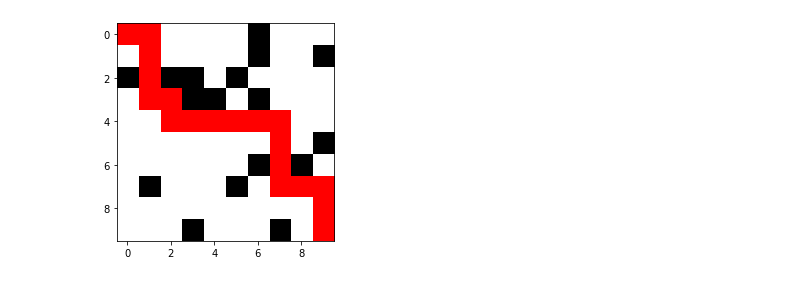
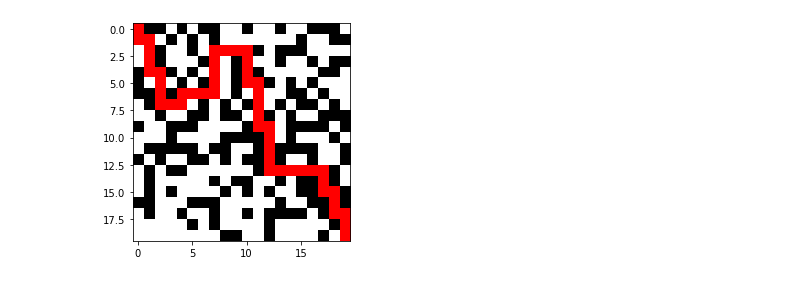
Before and after one commit to Zukoo04/vvp_bludiste, a Jupyter notebook: projekt/test.ipynb, the cells around one changed output. Drawn from its saved outputs; the diff is of its cells as text; code cells hidden in the pictures.

```diff
--- a/projekt/test.ipynb
+++ b/projekt/test.ipynb
@@ -189,6 +39,6 @@ draw_maze_with_path(maze, shortest_path)
 # %%
-maze = generate_maze(10, template="random", barrier_density=0.2)
-path = dijkstra_shortest_path(maze)
-draw_maze_with_path(maze, path)
+maze = Maze(size=20, template="random", barrier_density=0.5)
+maze.dijkstra_shortest_path()
+maze.draw_maze_with_path()
 # %% [output]
-[figure, old version]
+[figure, new version]
```
Also changed, not shown: parts of 14 cells of this notebook, 1 other file.
